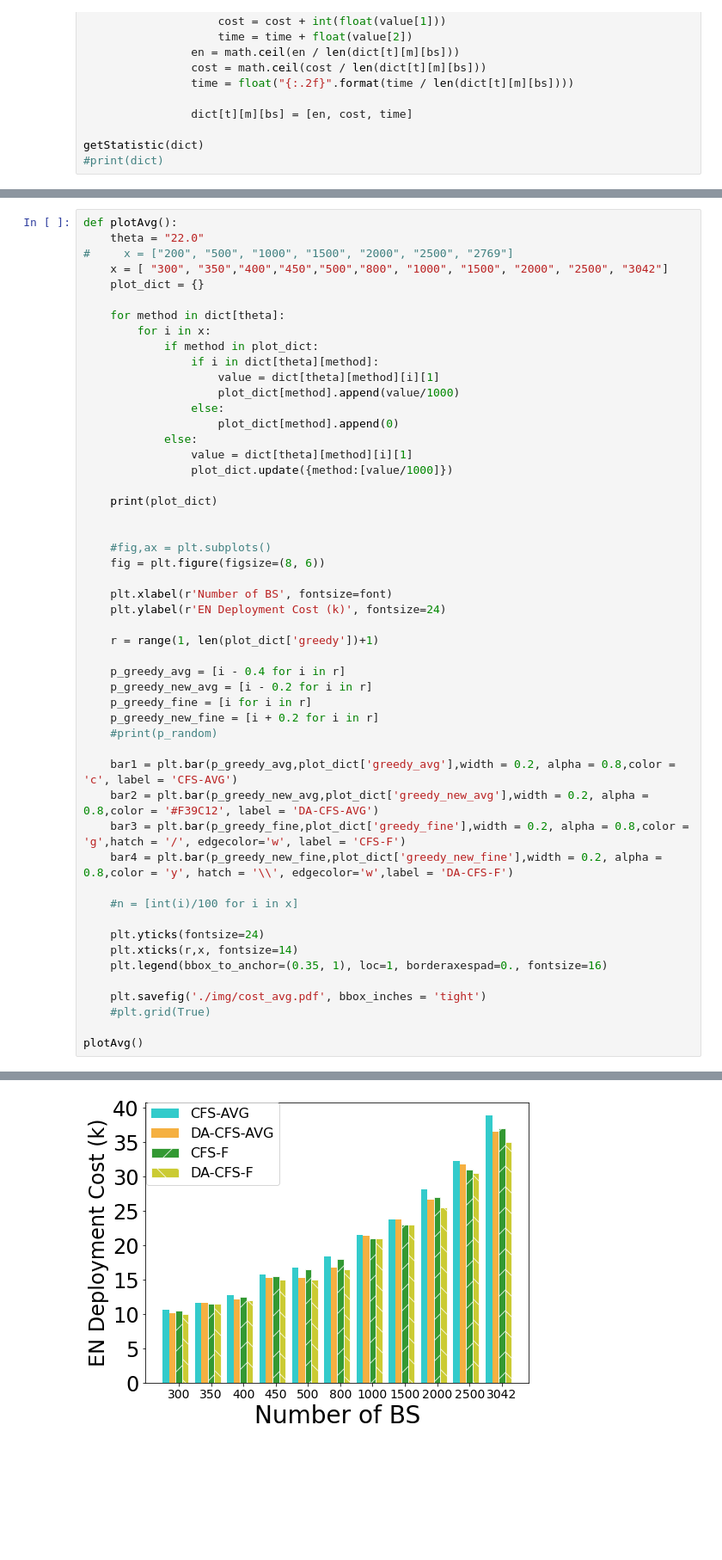
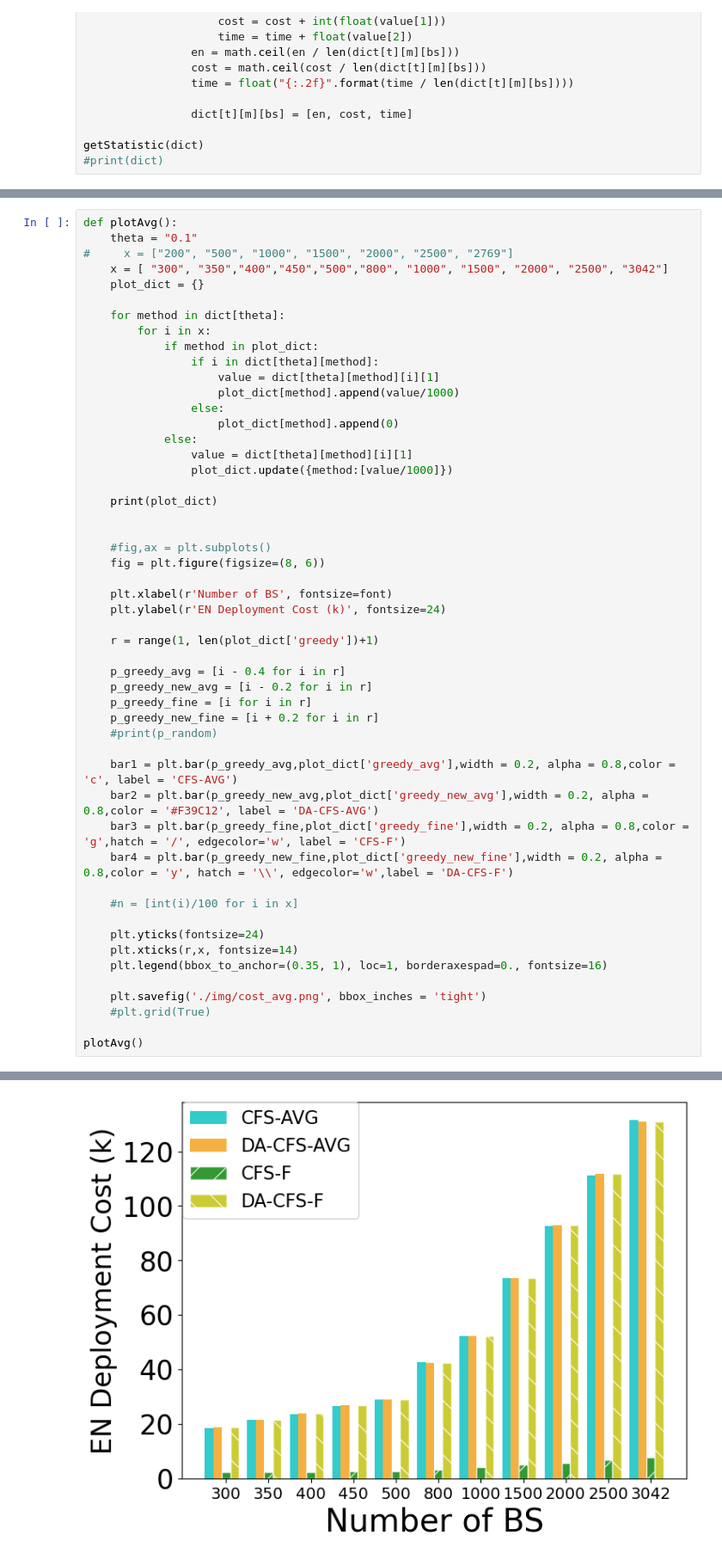
Before and after one commit to PetalZh/MECExpJava, a Jupyter notebook: Plot/MECPlot/plot.ipynb, the cells around one changed output, grey strips where cells are left out. Shown: that part at 86% size. Saved outputs shown, nothing was run; the diff lists cells and outputs as text; blank space fills up the shorter version.

```diff
--- a/Plot/MECPlot/plot.ipynb
+++ b/Plot/MECPlot/plot.ipynb
@@ -187,6 +191,6 @@ plotCostMIP()
 # %%
 def plotAvg():
-    theta = "22.0"
+    theta = "0.1"
 #     x = ["200", "500", "1000", "1500", "2000", "2500", "2769"]
     x = [ "300", "350","400","450","500","800", "1000", "1500", "2000", "2500", "3042"]
     plot_dict = {}
@@ -231,7 +235,7 @@ def plotAvg():
     plt.xticks(r,x, fontsize=14)
     plt.legend(bbox_to_anchor=(0.35, 1), loc=1, borderaxespad=0., fontsize=16)
 
-    plt.savefig('./img/cost_avg.pdf', bbox_inches = 'tight')
+    plt.savefig('./img/cost_avg.png', bbox_inches = 'tight')
     #plt.grid(True)
 
 plotAvg()
@@ -240,3 +244,3 @@ plotAvg()
-[figure, old version]
+[figure, new version]
 # %%
 def plotTimeLine():
```
Also changed, not shown: parts of 17 cells of this notebook, 43 other files.
